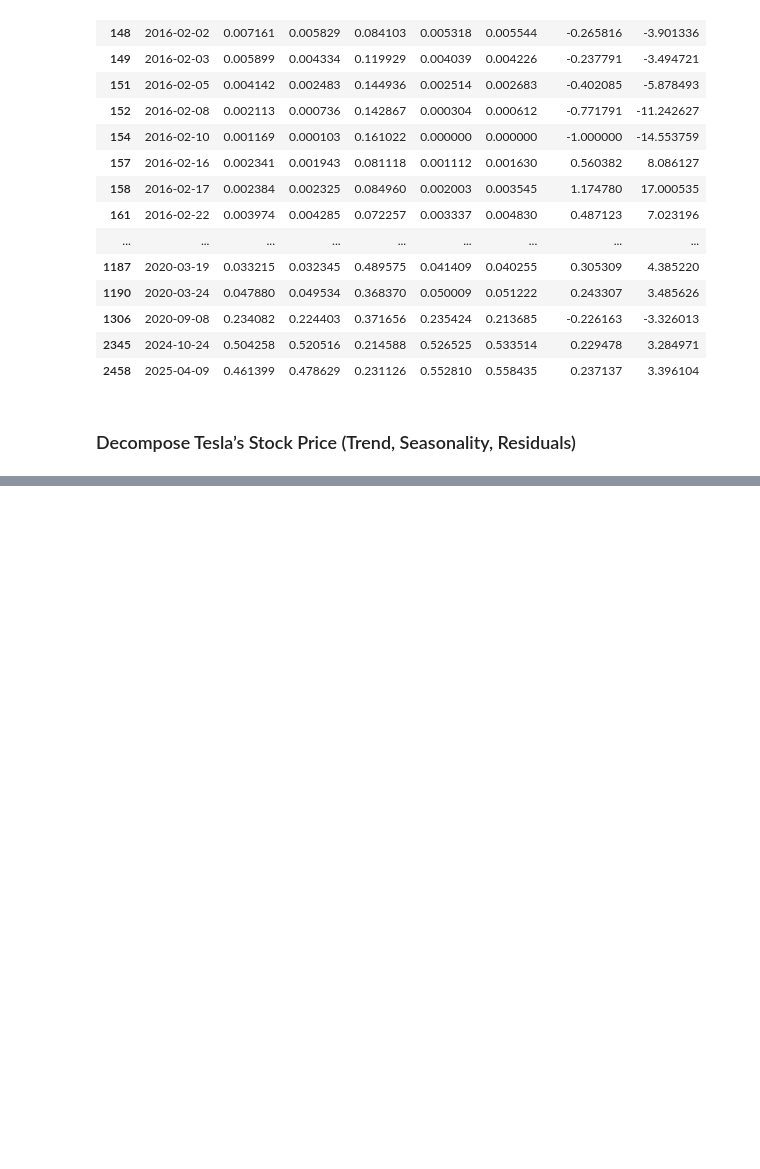
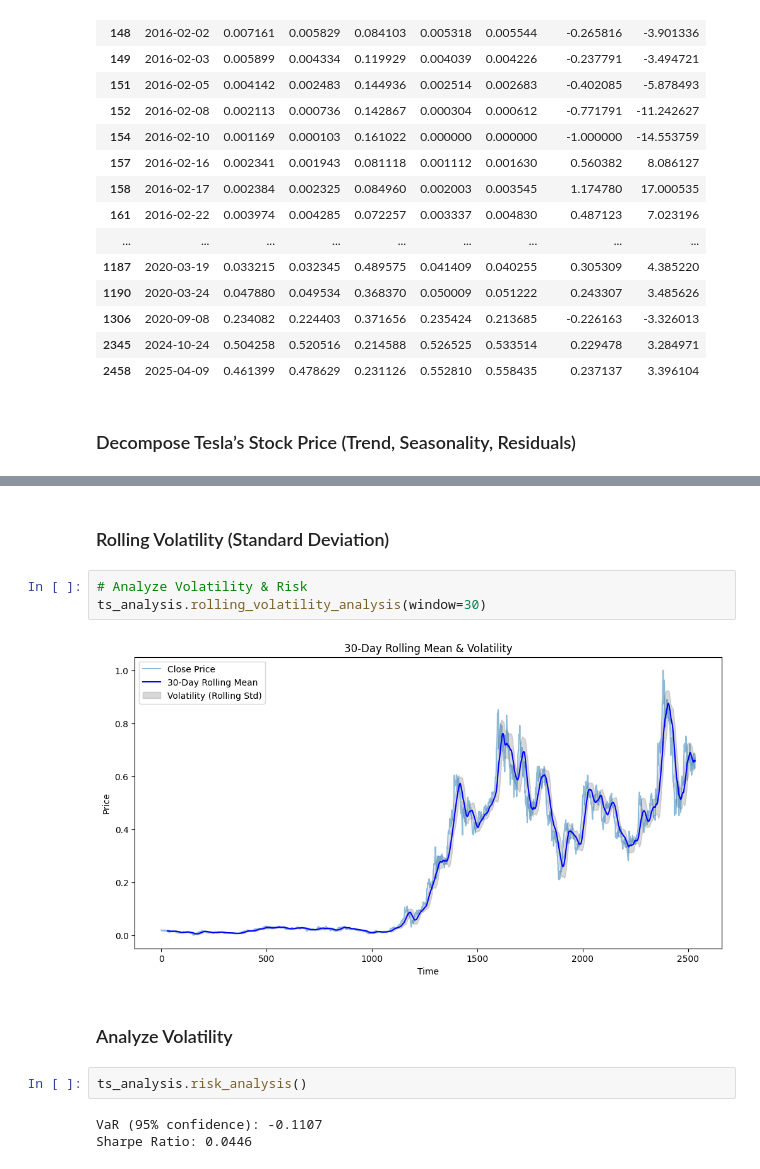
Before and after one commit to mubarek4566/Time-Series-Forecasting-Portfolio-Optimization, a Jupyter notebook: notebooks/main.ipynb, the cells around one changed output, grey strips where cells are left out. Drawn from its saved outputs; the diff is of its cells as text; blank space fills up the shorter version.

Commit message:
adding trend, seasonality, rolling volatility, analysis

```diff
--- a/notebooks/main.ipynb
+++ b/notebooks/main.ipynb
@@ -236,0 +231,14 @@ ts_analysis.decompose_time_series()
+# %% [markdown]
+### Rolling Volatility (Standard Deviation)
+# %%
+# Analyze Volatility & Risk
+ts_analysis.rolling_volatility_analysis(window=30)
+# %% [output]
+[figure, added]
+# %% [markdown]
+### Analyze Volatility
+# %%
+ts_analysis.risk_analysis()
+# %% [output]
+VaR (95% confidence): -0.1107
+Sharpe Ratio: 0.0446
```
Also changed, not shown: parts of 3 cells of this notebook, 1 other file.
